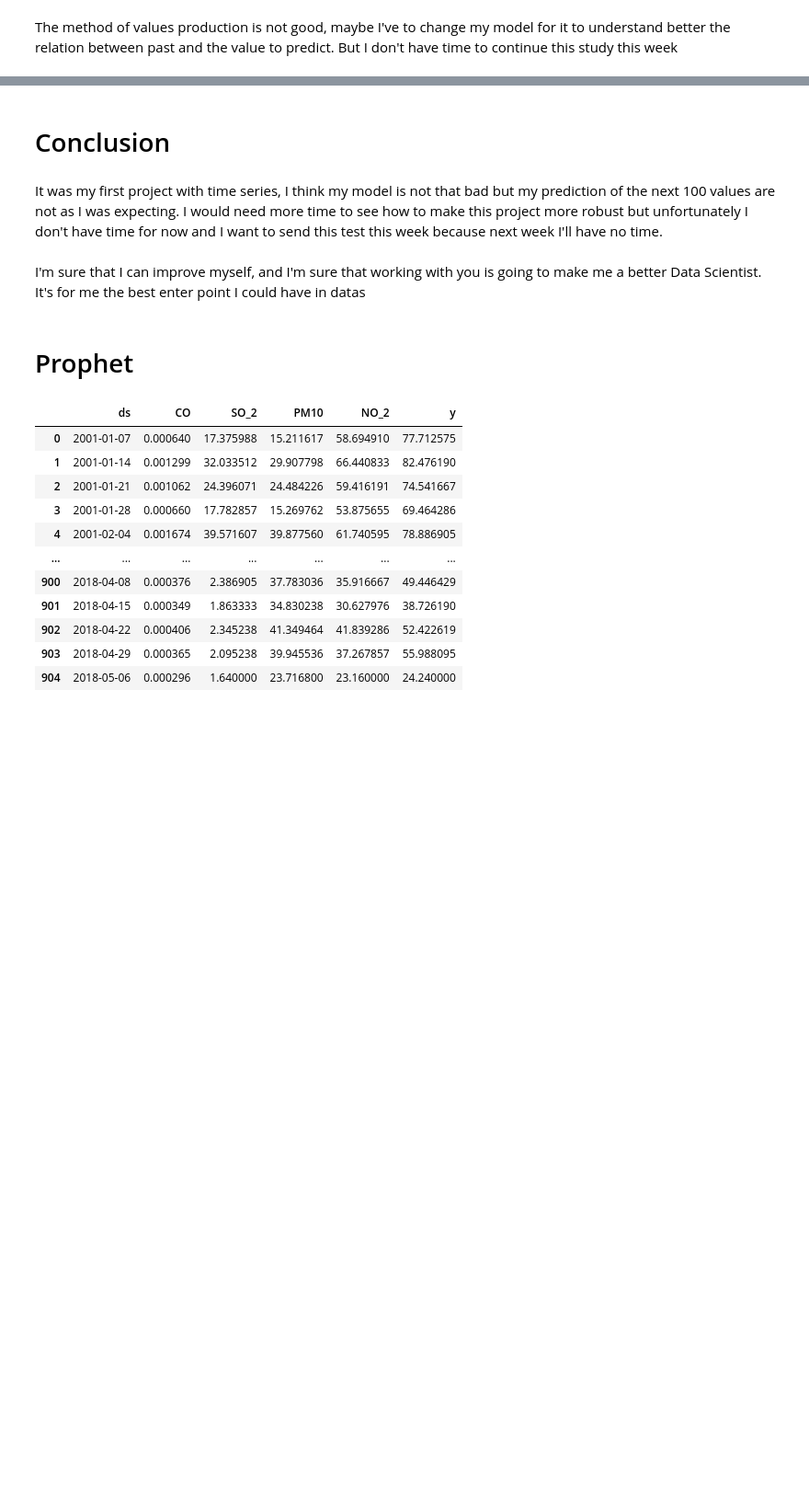
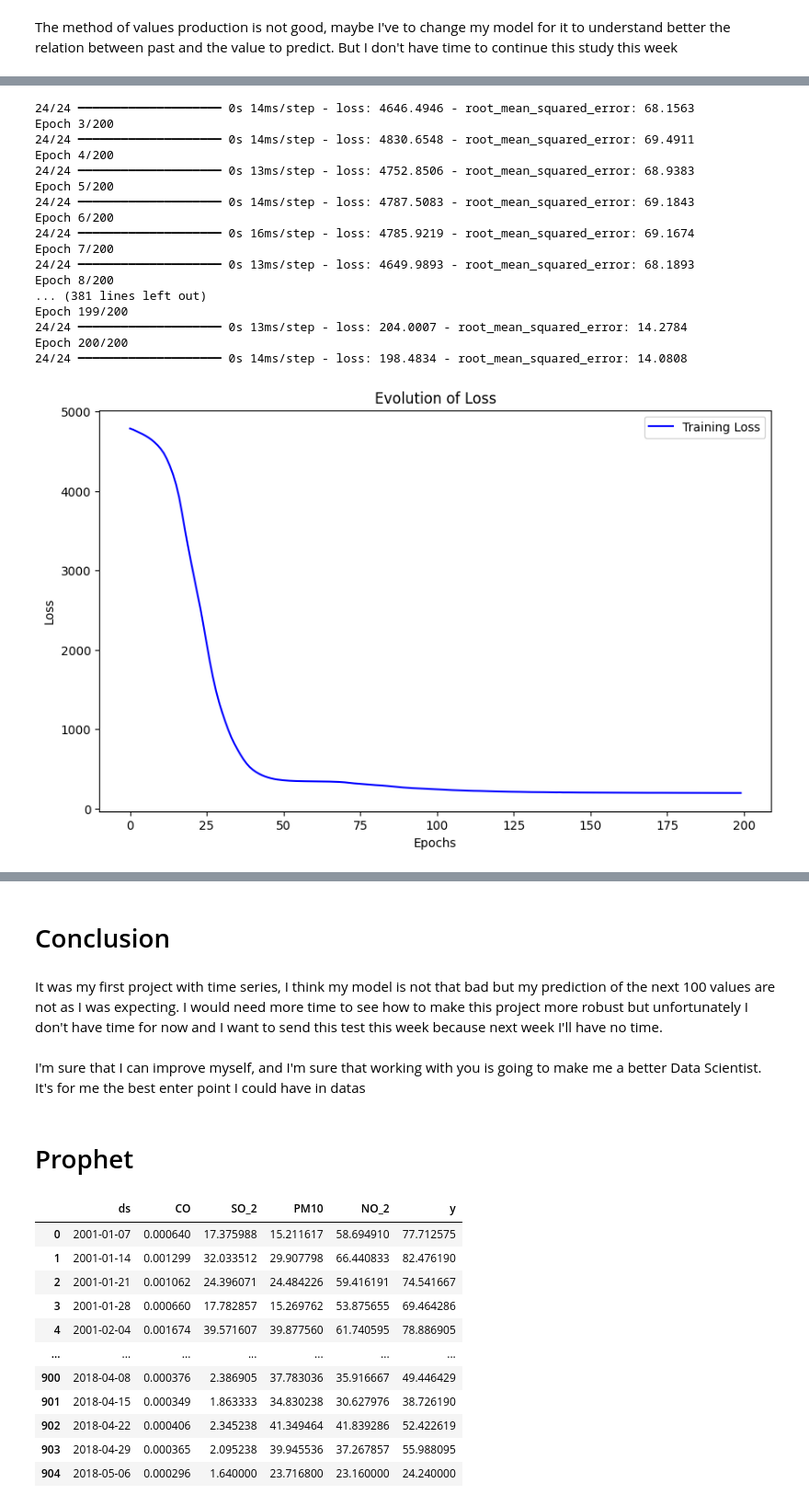
Before and after one commit to AntoBrgt/Capgemini_prueba_2, a Jupyter notebook: Madrid_air_quality.ipynb, the cells around one changed output, grey strips where cells are left out. Shown at 92% size. Cells and saved outputs as stored; diff of their text form; code cells hidden in the pictures; blank space fills up the shorter version.

Commit message:
\Add Bi-LSTM

```diff
--- a/Madrid_air_quality.ipynb
+++ b/Madrid_air_quality.ipynb
@@ -1057,0 +1086,17 @@ model.save("LSTM_air_quality.keras")
+# %%
+from tensorflow.keras.models import Sequential
+from tensorflow.keras.layers import *
+from tensorflow.keras.callbacks import ModelCheckpoint
+from tensorflow.keras.losses import MeanSquaredError
+from tensorflow.keras.metrics import RootMeanSquaredError
+from tensorflow.keras.optimizers import Adam
+from tensorflow.keras.layers import Bidirectional
+
+model = Sequential()
+model.add(InputLayer((52, 1)))
+model.add(Bidirectional(LSTM(32)))
+model.add(Dense(16, activation='relu'))
+model.add(Dense(8, activation='relu'))
+model.add(Dense(1, activation='linear'))
+
+model.summary()
@@ -1057,0 +1119,27 @@ model.save("LSTM_air_quality.keras")
+# %%
+cp = ModelCheckpoint('model_LSTM.keras', save_best_only=True)
+model.compile(loss=MeanSquaredError(), optimizer=Adam(learning_rate=0.0001), metrics=[RootMeanSquaredError()])
+# %%
+#Train model
+history = model.fit(X_train, y_train, epochs=200, callbacks=[cp])
+
+# Save metrics
+train_loss = history.history['loss']
+train_rmse = history.history['root_mean_squared_error']
+
+plt.figure(figsize=(10, 6))
+plt.plot(train_loss, label='Training Loss', color='blue')
+plt.title('Evolution of Loss')
+plt.xlabel('Epochs')
+plt.ylabel('Loss')
+plt.legend()
+plt.show()
+
+plt.figure(figsize=(10, 6))
+plt.plot(train_rmse, label='Training RMSE', color='blue')
+plt.title('Evolution of RMSE')
+plt.xlabel('Epochs')
+plt.ylabel('RMSE')
+plt.legend()
+plt.show()
+# %% [output]
@@ -1057,0 +1150,18 @@ model.save("LSTM_air_quality.keras")
+24/24 ━━━━━━━━━━━━━━━━━━━━ 0s 14ms/step - loss: 4646.4946 - root_mean_squared_error: 68.1563
+Epoch 3/200
+24/24 ━━━━━━━━━━━━━━━━━━━━ 0s 14ms/step - loss: 4830.6548 - root_mean_squared_error: 69.4911
+Epoch 4/200
+24/24 ━━━━━━━━━━━━━━━━━━━━ 0s 13ms/step - loss: 4752.8506 - root_mean_squared_error: 68.9383
+Epoch 5/200
+24/24 ━━━━━━━━━━━━━━━━━━━━ 0s 14ms/step - loss: 4787.5083 - root_mean_squared_error: 69.1843
+Epoch 6/200
+24/24 ━━━━━━━━━━━━━━━━━━━━ 0s 16ms/step - loss: 4785.9219 - root_mean_squared_error: 69.1674
+Epoch 7/200
+24/24 ━━━━━━━━━━━━━━━━━━━━ 0s 13ms/step - loss: 4649.9893 - root_mean_squared_error: 68.1893
+Epoch 8/200
+... (381 lines left out)
+Epoch 199/200
+24/24 ━━━━━━━━━━━━━━━━━━━━ 0s 13ms/step - loss: 204.0007 - root_mean_squared_error: 14.2784
+Epoch 200/200
+24/24 ━━━━━━━━━━━━━━━━━━━━ 0s 14ms/step - loss: 198.4834 - root_mean_squared_error: 14.0808
+[figure, added]
```
Also changed, not shown: parts of 31 cells of this notebook, 1 other file.
